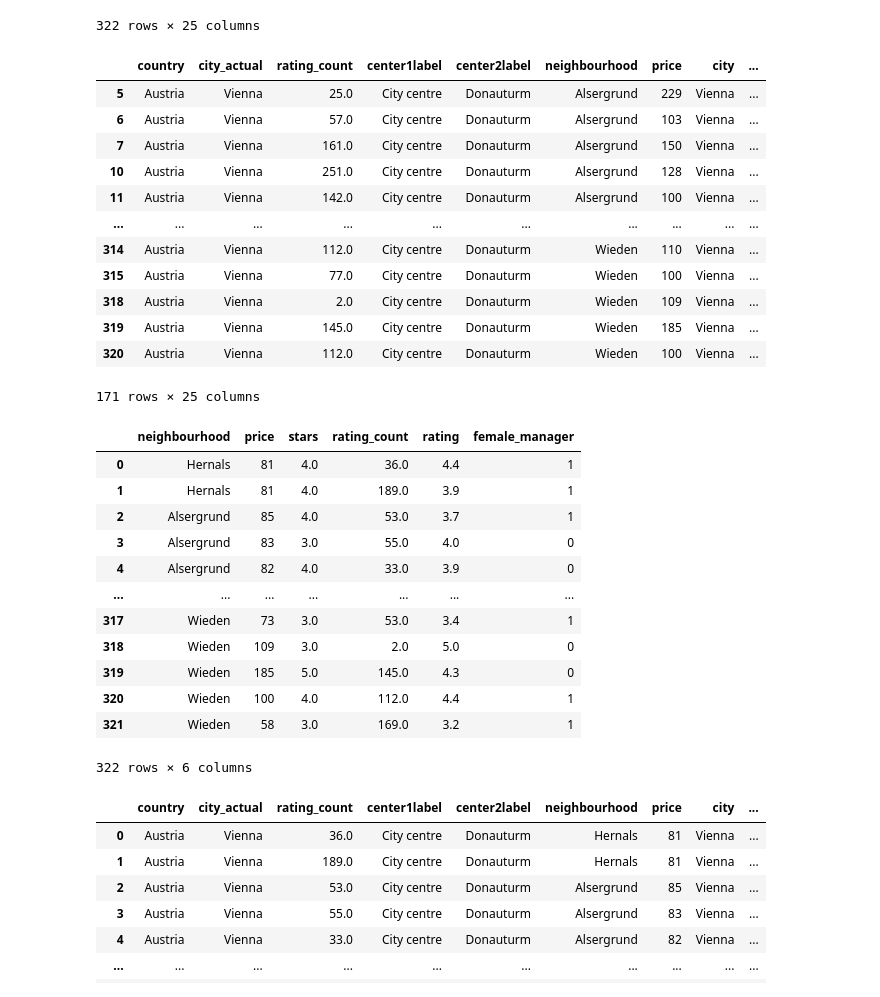
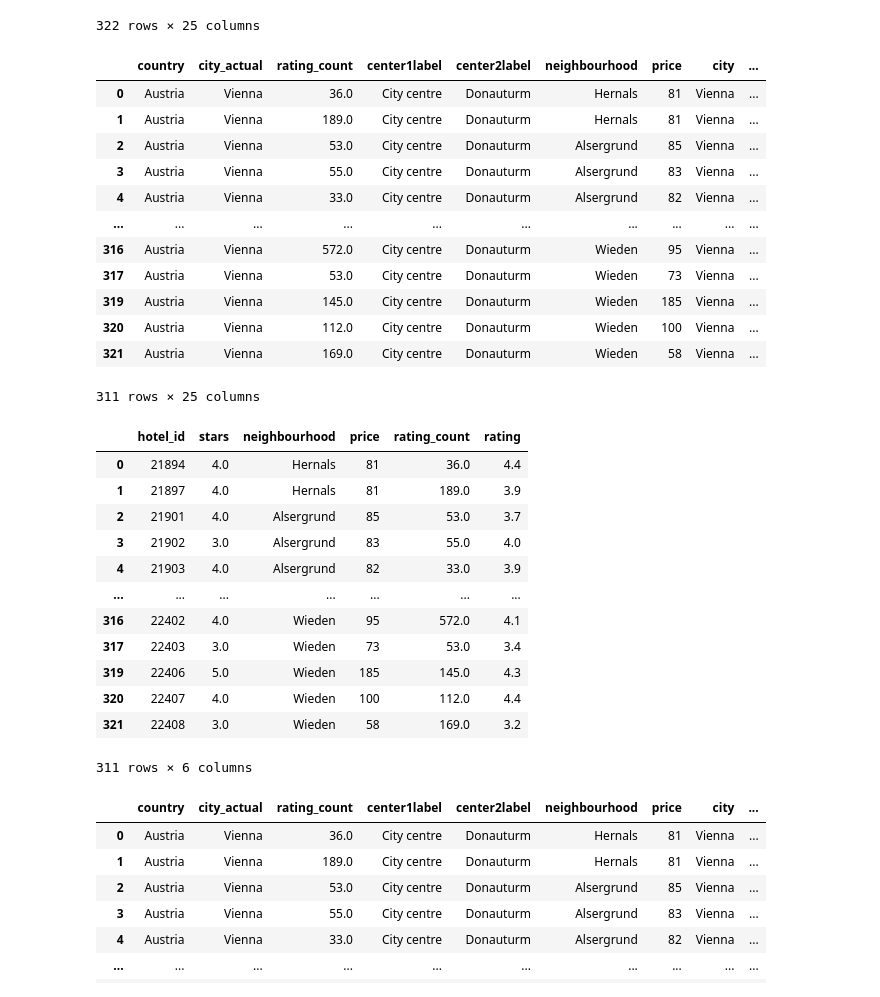
Before and after one commit to ucoland/Assignment-Coding-for-Economists2024, a Jupyter notebook: Assignment-Coding-for-Economists2024.ipynb, the cells around one changed output. Saved outputs shown, nothing was run; the diff lists cells and outputs as text; code cells hidden in the pictures.

Commit message:
change conditions for filtering observations and variables

```diff
--- a/Assignment-Coding-for-Economists2024.ipynb
+++ b/Assignment-Coding-for-Economists2024.ipynb
@@ -131,42 +131,42 @@ df_cleaned
 # %%
 # Task 6
 ## Filter observations
-df_filtered = df_cleaned[df_cleaned['price'] >= 100]
+df_filtered = df_cleaned[df_cleaned['rating_count'] >= 10]
 
 df_filtered
 # %% [output]
 |  | country | city_actual | rating_count | center1label | center2label | neighbourhood | price | city | ... |
-| 5 | Austria | Vienna | 25.0 | City centre | Donauturm | Alsergrund | 229 | Vienna | ... |
-| 6 | Austria | Vienna | 57.0 | City centre | Donauturm | Alsergrund | 103 | Vienna | ... |
-| 7 | Austria | Vienna | 161.0 | City centre | Donauturm | Alsergrund | 150 | Vienna | ... |
-| 10 | Austria | Vienna | 251.0 | City centre | Donauturm | Alsergrund | 128 | Vienna | ... |
-| 11 | Austria | Vienna | 142.0 | City centre | Donauturm | Alsergrund | 100 | Vienna | ... |
+| 0 | Austria | Vienna | 36.0 | City centre | Donauturm | Hernals | 81 | Vienna | ... |
+| 1 | Austria | Vienna | 189.0 | City centre | Donauturm | Hernals | 81 | Vienna | ... |
+| 2 | Austria | Vienna | 53.0 | City centre | Donauturm | Alsergrund | 85 | Vienna | ... |
+| 3 | Austria | Vienna | 55.0 | City centre | Donauturm | Alsergrund | 83 | Vienna | ... |
+| 4 | Austria | Vienna | 33.0 | City centre | Donauturm | Alsergrund | 82 | Vienna | ... |
 | ... | ... | ... | ... | ... | ... | ... | ... | ... | ... |
-| 314 | Austria | Vienna | 112.0 | City centre | Donauturm | Wieden | 110 | Vienna | ... |
-| 315 | Austria | Vienna | 77.0 | City centre | Donauturm | Wieden | 100 | Vienna | ... |
-| 318 | Austria | Vienna | 2.0 | City centre | Donauturm | Wieden | 109 | Vienna | ... |
+| 316 | Austria | Vienna | 572.0 | City centre | Donauturm | Wieden | 95 | Vienna | ... |
+| 317 | Austria | Vienna | 53.0 | City centre | Donauturm | Wieden | 73 | Vienna | ... |
 | 319 | Austria | Vienna | 145.0 | City centre | Donauturm | Wieden | 185 | Vienna | ... |
 | 320 | Austria | Vienna | 112.0 | City centre | Donauturm | Wieden | 100 | Vienna | ... |
+| 321 | Austria | Vienna | 169.0 | City centre | Donauturm | Wieden | 58 | Vienna | ... |
-171 rows × 25 columns
+311 rows × 25 columns
 # %%
 ## Filter variables
-df_less_variables = df_cleaned[['neighbourhood', 'price', 'stars','rating_count', 'rating', 'female_manager']]
+df_less_variables = df_filtered[['hotel_id', 'stars', 'neighbourhood', 'price', 'rating_count', 'rating']]
 
 df_less_variables
 # %% [output]
-|  | neighbourhood | price | stars | rating_count | rating | female_manager |
-| 0 | Hernals | 81 | 4.0 | 36.0 | 4.4 | 1 |
-| 1 | Hernals | 81 | 4.0 | 189.0 | 3.9 | 1 |
-| 2 | Alsergrund | 85 | 4.0 | 53.0 | 3.7 | 1 |
-| 3 | Alsergrund | 83 | 3.0 | 55.0 | 4.0 | 0 |
-| 4 | Alsergrund | 82 | 4.0 | 33.0 | 3.9 | 0 |
+|  | hotel_id | stars | neighbourhood | price | rating_count | rating |
+| 0 | 21894 | 4.0 | Hernals | 81 | 36.0 | 4.4 |
+| 1 | 21897 | 4.0 | Hernals | 81 | 189.0 | 3.9 |
+| 2 | 21901 | 4.0 | Alsergrund | 85 | 53.0 | 3.7 |
+| 3 | 21902 | 3.0 | Alsergrund | 83 | 55.0 | 4.0 |
+| 4 | 21903 | 4.0 | Alsergrund | 82 | 33.0 | 3.9 |
 | ... | ... | ... | ... | ... | ... | ... |
-| 317 | Wieden | 73 | 3.0 | 53.0 | 3.4 | 1 |
-| 318 | Wieden | 109 | 3.0 | 2.0 | 5.0 | 0 |
-| 319 | Wieden | 185 | 5.0 | 145.0 | 4.3 | 0 |
-| 320 | Wieden | 100 | 4.0 | 112.0 | 4.4 | 1 |
-| 321 | Wieden | 58 | 3.0 | 169.0 | 3.2 | 1 |
+| 316 | 22402 | 4.0 | Wieden | 95 | 572.0 | 4.1 |
+| 317 | 22403 | 3.0 | Wieden | 73 | 53.0 | 3.4 |
+| 319 | 22406 | 5.0 | Wieden | 185 | 145.0 | 4.3 |
+| 320 | 22407 | 4.0 | Wieden | 100 | 112.0 | 4.4 |
+| 321 | 22408 | 3.0 | Wieden | 58 | 169.0 | 3.2 |
-322 rows × 6 columns
+311 rows × 6 columns
 # %%
 ## Create transformations of variables
 import numpy as np
```
Also changed, not shown: parts of 1 cell of this notebook.
